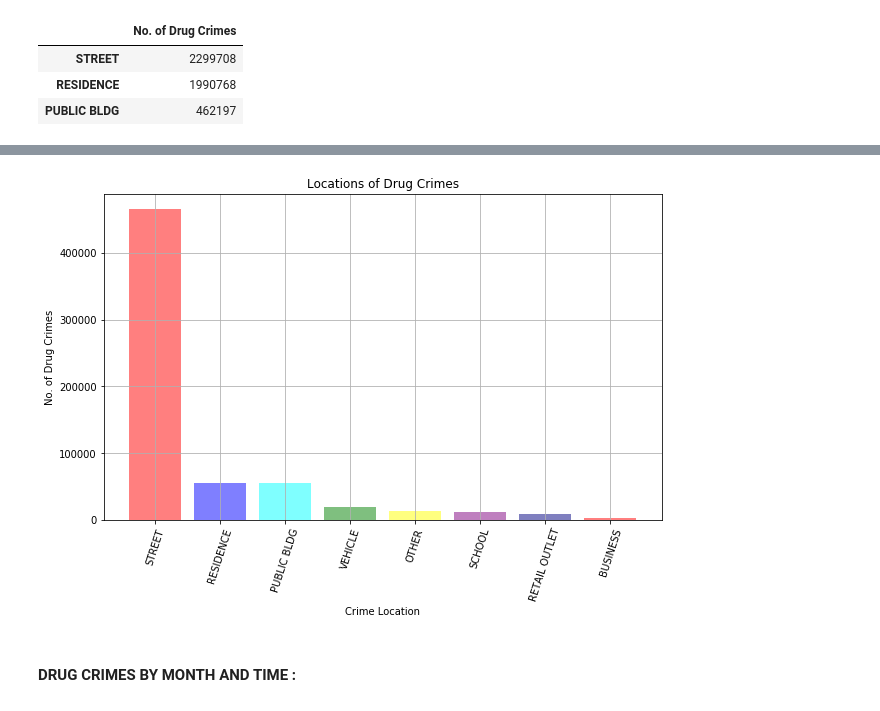
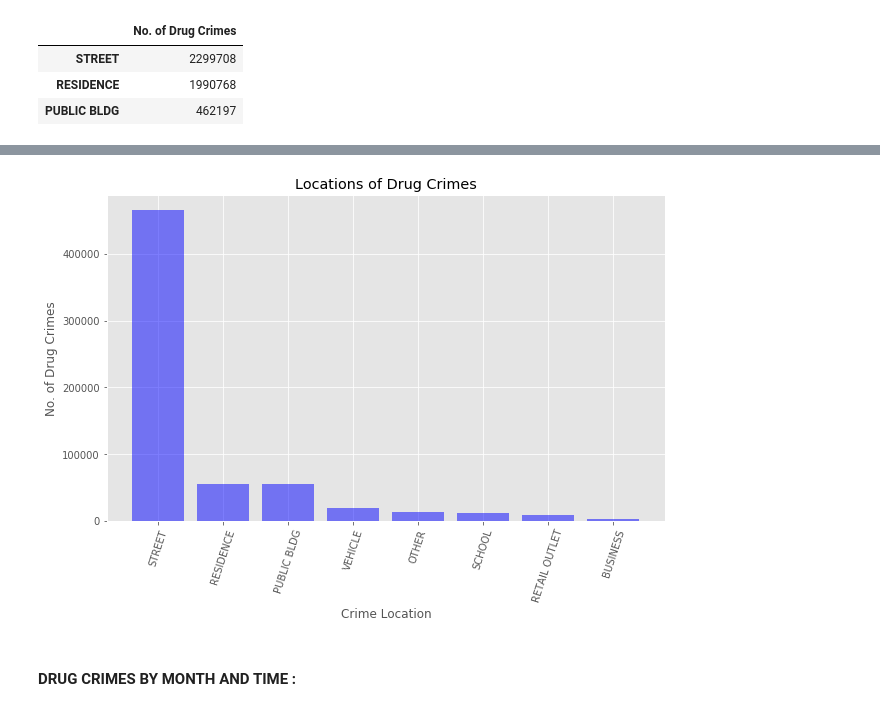
Before and after one commit to Jahmah/Chicago-Drug-Crimes-Story, a Jupyter notebook: ChicagoDrugCrimes.ipynb, the cells around one changed output, grey strips where cells are left out. Cells and saved outputs as stored; diff of their text form; code cells hidden in the pictures.

```diff
--- a/ChicagoDrugCrimes.ipynb
+++ b/ChicagoDrugCrimes.ipynb
@@ -8,3 +8,5 @@ import calendar
 import matplotlib.pyplot as plt
 from datetime import datetime
 import gmaps
+from matplotlib import style
+style.use('ggplot')
@@ -454,10 +401,12 @@ plt.show()
 # %%
 # Create a dataframe by grouping Location Description and counting Primary Type
-drugs_crime_locations = pd.DataFrame({"Crime_count": drugs_crime_df.groupby(['Location Description'])['Primary Type'].count() })
+drugs_crime_locations = pd.DataFrame({"Crime_count": drugs_crime_df.groupby(['Location Description'])['Primary Type'].count(),
+                                     "Percentage(%)":(drugs_crime_df.groupby(['Location Description'])['Primary Type'].count() /
+                                     drugs_crime_df['Primary Type'].count()) * 100 })
 
 # Reset index and sort values by crime count
 drugs_crime_locations = drugs_crime_locations.reset_index()
 drugs_crime_locations = drugs_crime_locations.sort_values('Crime_count', ascending=False)
 
-drugs_crime_locations.head(2)
+drugs_crime_locations.head(9)
 # %% [output]
@@ -467,28 +422,28 @@ drugs_crime_locations.head(2)
 # %%
 # Assign Variables for plotting
 x_axis = drugs_crime_locations['Location Description']
 y_axis = drugs_crime_locations['Crime_count']
-color = ['red','blue','cyan','green', 'yellow', 'purple', 'navy']
+color = ['blue']
 
 # Set figure size
 plt.figure(figsize=(10,6))
 
 # Create a Bar plot
 plt.bar(x_axis, y_axis , color=color, alpha=0.5, align="center")
 
 # Incorporate other chart properties
 plt.title("Locations of Drug Crimes")
 plt.ylabel("No. of Drug Crimes")
 plt.xlabel("Crime Location")
 plt.xticks(rotation=72)
 plt.grid(True)
 
 # Save the output
 plt.savefig("Chicago_crimes_Images\\DrugCrimes_locations_chicago.png")
 
 plt.show()
 # %% [output]
-[figure, old version]
+[figure, new version]
 # %% [markdown]
 
 #### DRUG CRIMES BY MONTH AND TIME :
```
Also changed, not shown: parts of 26 cells of this notebook, 11 other files.
